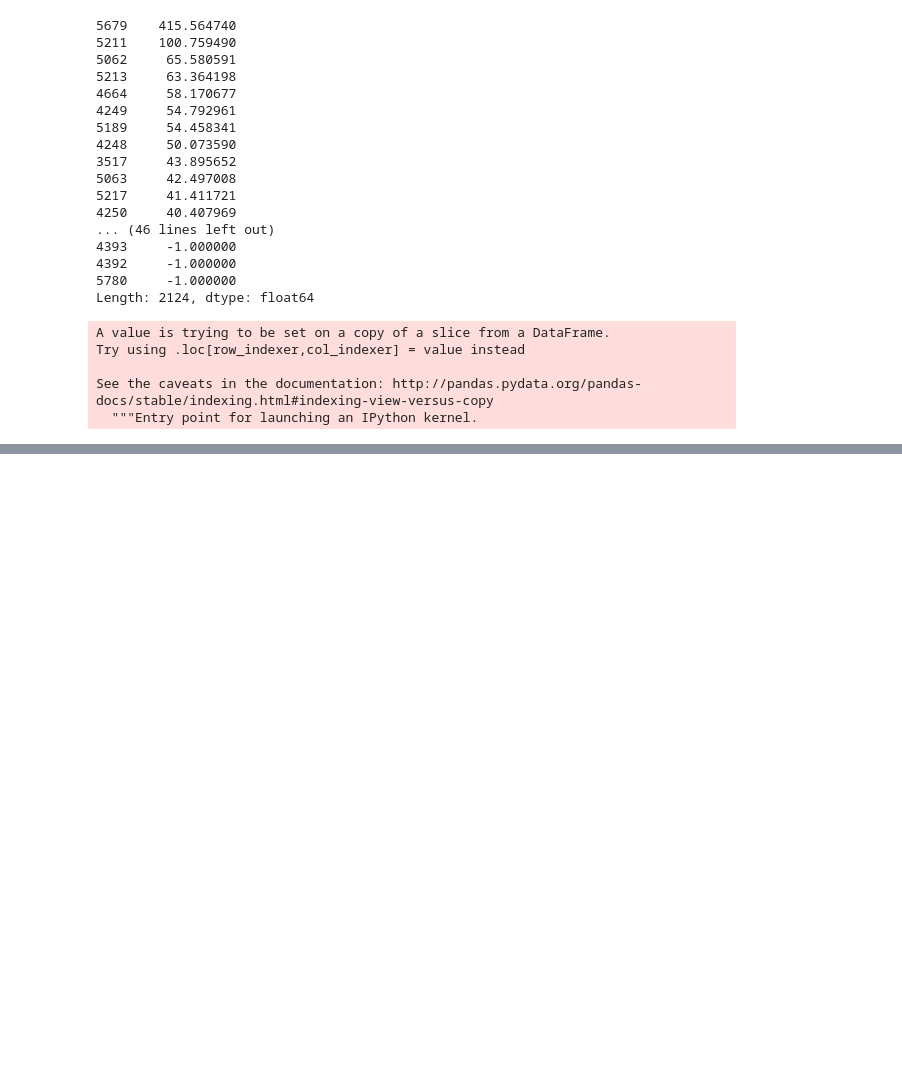
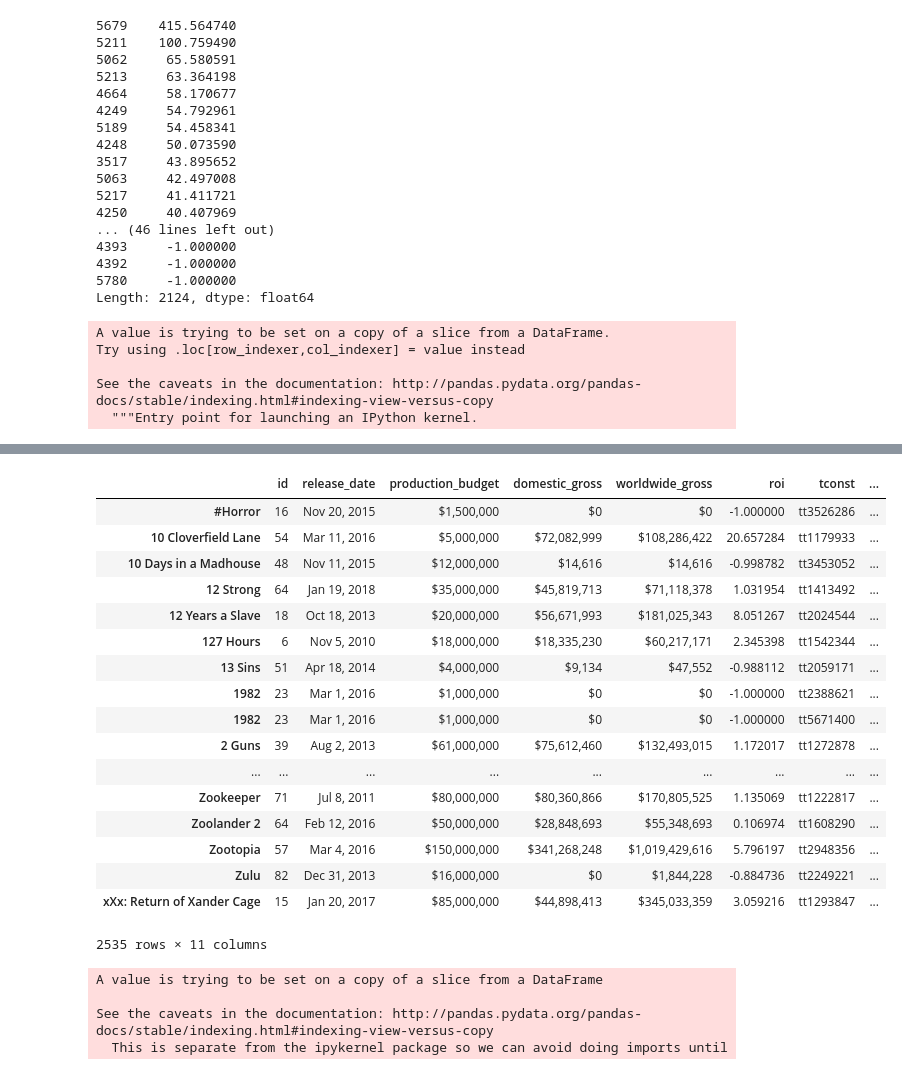
Before and after one commit to Mcllstr/ds-project-1-movie-analysis, a Jupyter notebook: seansEDA.ipynb, the cells around one changed output, grey strips where cells are left out. Cells and saved outputs as stored; diff of their text form; code cells hidden in the pictures; blank space fills up the shorter version.

```diff
--- a/seansEDA.ipynb
+++ b/seansEDA.ipynb
@@ -420,0 +490,22 @@ tn_movie_budgets_clip.sort_values('roi', ascending=False)
+# %%
+#the_df = tn_movie_budgets_clip.join(imdb_title_basics, how = 'inner')
+the_df
+# %% [output]
+|  | id | release_date | production_budget | domestic_gross | worldwide_gross | roi | tconst | ... |
+| #Horror | 16 | Nov 20, 2015 | $1,500,000 | $0 | $0 | -1.000000 | tt3526286 | ... |
+| 10 Cloverfield Lane | 54 | Mar 11, 2016 | $5,000,000 | $72,082,999 | $108,286,422 | 20.657284 | tt1179933 | ... |
+| 10 Days in a Madhouse | 48 | Nov 11, 2015 | $12,000,000 | $14,616 | $14,616 | -0.998782 | tt3453052 | ... |
+| 12 Strong | 64 | Jan 19, 2018 | $35,000,000 | $45,819,713 | $71,118,378 | 1.031954 | tt1413492 | ... |
+| 12 Years a Slave | 18 | Oct 18, 2013 | $20,000,000 | $56,671,993 | $181,025,343 | 8.051267 | tt2024544 | ... |
+| 127 Hours | 6 | Nov 5, 2010 | $18,000,000 | $18,335,230 | $60,217,171 | 2.345398 | tt1542344 | ... |
+| 13 Sins | 51 | Apr 18, 2014 | $4,000,000 | $9,134 | $47,552 | -0.988112 | tt2059171 | ... |
+| 1982 | 23 | Mar 1, 2016 | $1,000,000 | $0 | $0 | -1.000000 | tt2388621 | ... |
+| 1982 | 23 | Mar 1, 2016 | $1,000,000 | $0 | $0 | -1.000000 | tt5671400 | ... |
+| 2 Guns | 39 | Aug 2, 2013 | $61,000,000 | $75,612,460 | $132,493,015 | 1.172017 | tt1272878 | ... |
+| ... | ... | ... | ... | ... | ... | ... | ... | ... |
+| Zookeeper | 71 | Jul 8, 2011 | $80,000,000 | $80,360,866 | $170,805,525 | 1.135069 | tt1222817 | ... |
+| Zoolander 2 | 64 | Feb 12, 2016 | $50,000,000 | $28,848,693 | $55,348,693 | 0.106974 | tt1608290 | ... |
+| Zootopia | 57 | Mar 4, 2016 | $150,000,000 | $341,268,248 | $1,019,429,616 | 5.796197 | tt2948356 | ... |
+| Zulu | 82 | Dec 31, 2013 | $16,000,000 | $0 | $1,844,228 | -0.884736 | tt2249221 | ... |
+| xXx: Return of Xander Cage | 15 | Jan 20, 2017 | $85,000,000 | $44,898,413 | $345,033,359 | 3.059216 | tt1293847 | ... |
+2535 rows × 11 columns
@@ -420,0 +516,9 @@ tn_movie_budgets_clip.sort_values('roi', ascending=False)
+# %%
+for index, element in enumerate(the_df['roi']):
+    if (element < -0.9999999) & (element > -1.01):
+        the_df['roi'][index] = np.nan
+# %% [output]
+A value is trying to be set on a copy of a slice from a DataFrame
+
+See the caveats in the documentation: http://pandas.pydata.org/pandas-docs/stable/indexing.html#indexing-view-versus-copy
+  This is separate from the ipykernel package so we can avoid doing imports until
```
Also changed, not shown: parts of 34 cells of this notebook.
